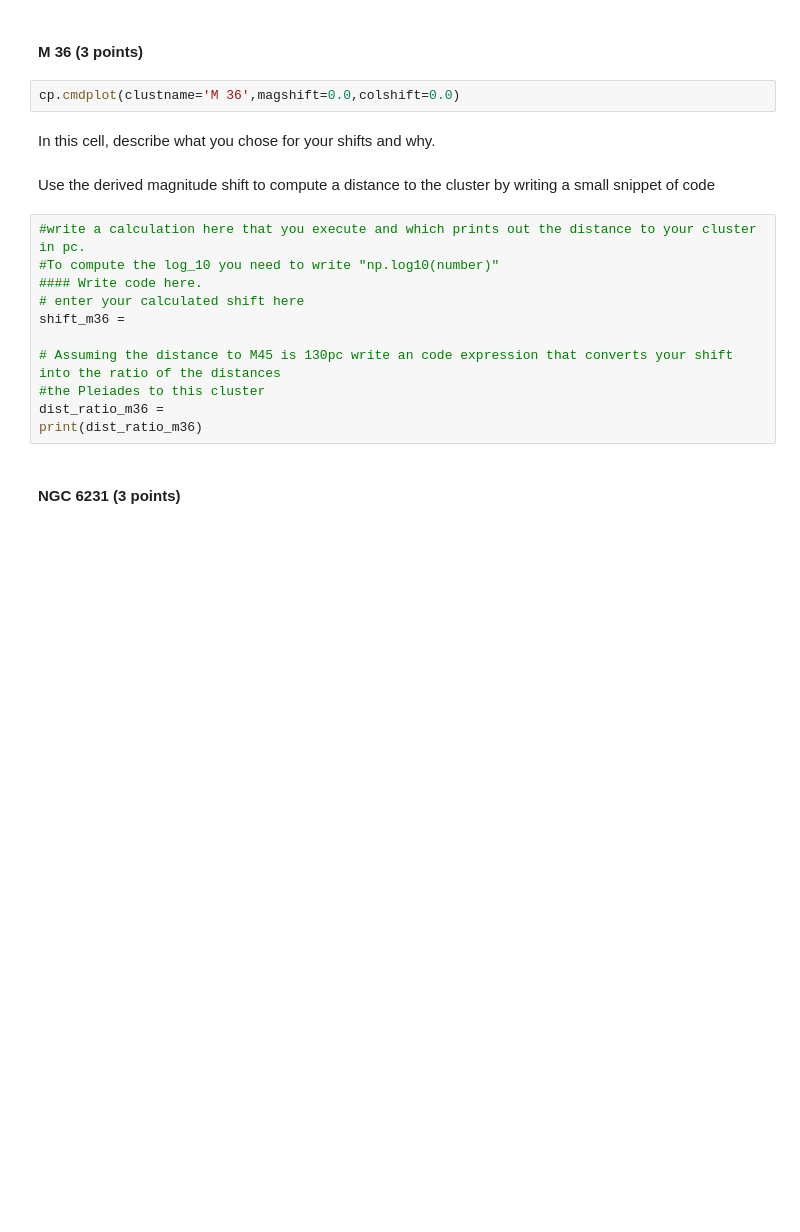
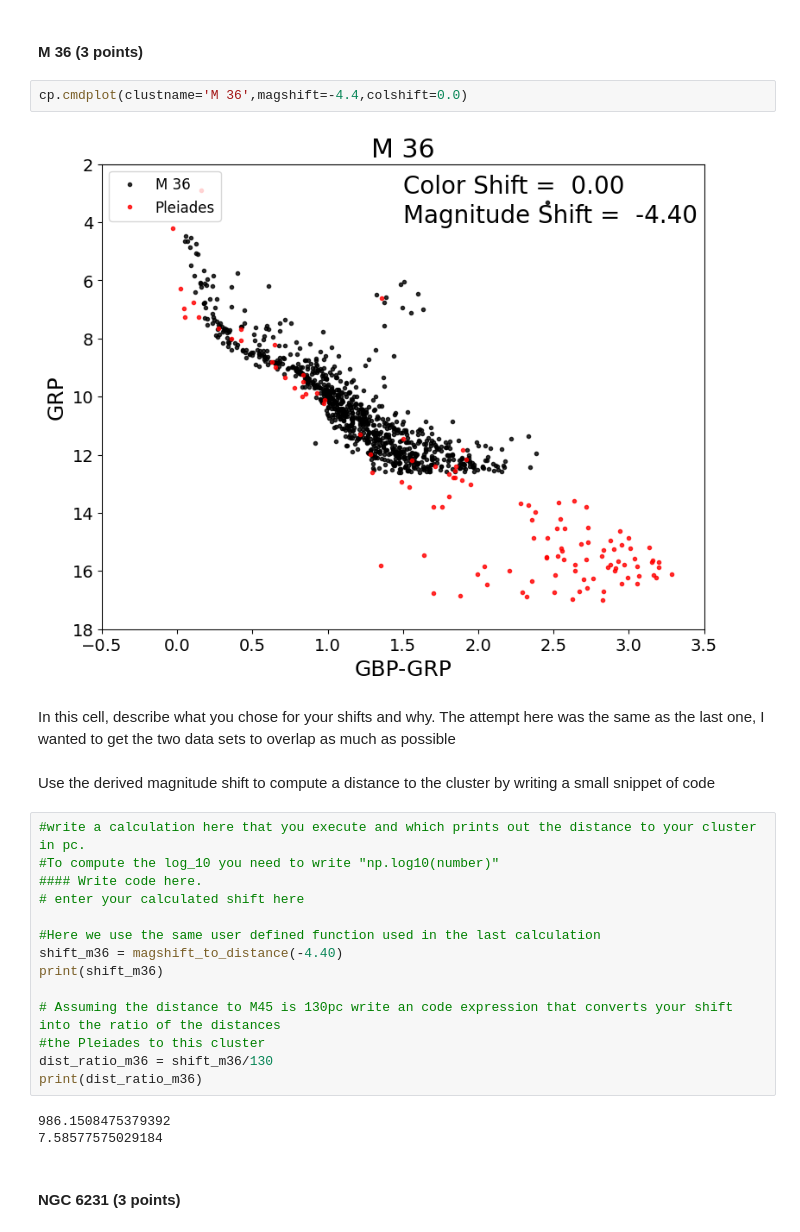
Before and after one commit to Parkerwise/CMD_distmod_student, a Jupyter notebook: cluster_plot_student.ipynb, the cells around one changed output. Drawn from its saved outputs; the diff is of its cells as text; blank space fills up the shorter version.

```diff
--- a/cluster_plot_student.ipynb
+++ b/cluster_plot_student.ipynb
@@ -60,9 +82,12 @@ print(dist_ratio_m34)
 # %% [markdown]
 #### M 36 (3 points)
 # %%
-cp.cmdplot(clustname='M 36',magshift=0.0,colshift=0.0)
+cp.cmdplot(clustname='M 36',magshift=-4.4,colshift=0.0)
+# %% [output]
+[figure, added]
 # %% [markdown]
 In this cell, describe what you chose for your shifts and why.
+The attempt here was the same as the last one, I wanted to get the two data sets to overlap as much as possible
 # %% [markdown]
 Use the derived magnitude shift to compute a distance to the cluster by writing a small snippet of code
 # %%
@@ -70,12 +95,18 @@ Use the derived magnitude shift to compute a distance to the cluster by writing
 #To compute the log_10 you need to write "np.log10(number)"
 #### Write code here.
 # enter your calculated shift here
-shift_m36 =
+
+#Here we use the same user defined function used in the last calculation
+shift_m36 = magshift_to_distance(-4.40)
+print(shift_m36)
 
 # Assuming the distance to M45 is 130pc write an code expression that converts your shift into the ratio of the distances
 #the Pleiades to this cluster
-dist_ratio_m36 =
+dist_ratio_m36 = shift_m36/130
 print(dist_ratio_m36)
+# %% [output]
+986.1508475379392
+7.58577575029184
 # %% [markdown]
 #### NGC 6231  (3 points)
 # %%
```
Also changed, not shown: parts of 18 cells of this notebook.
